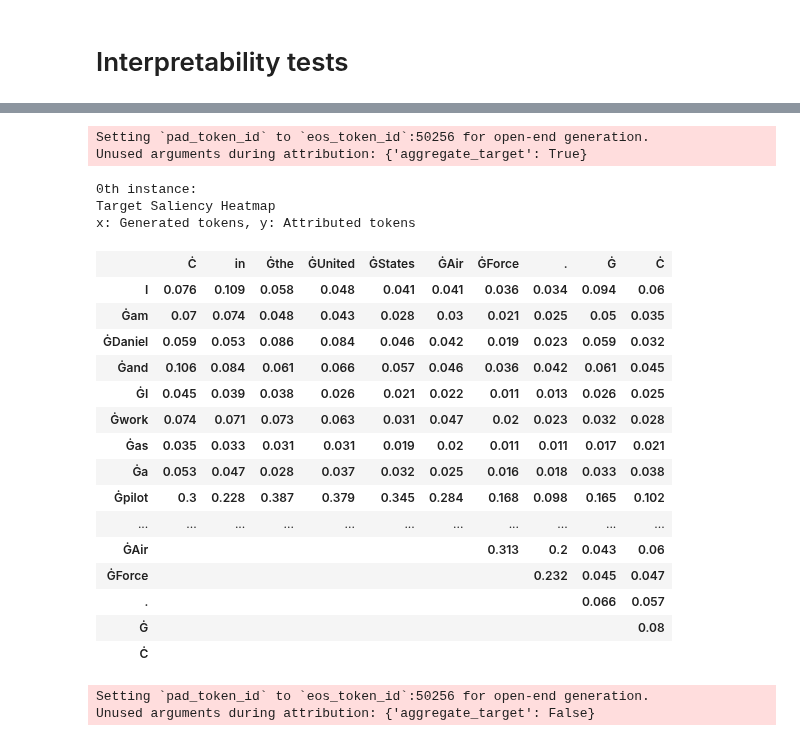
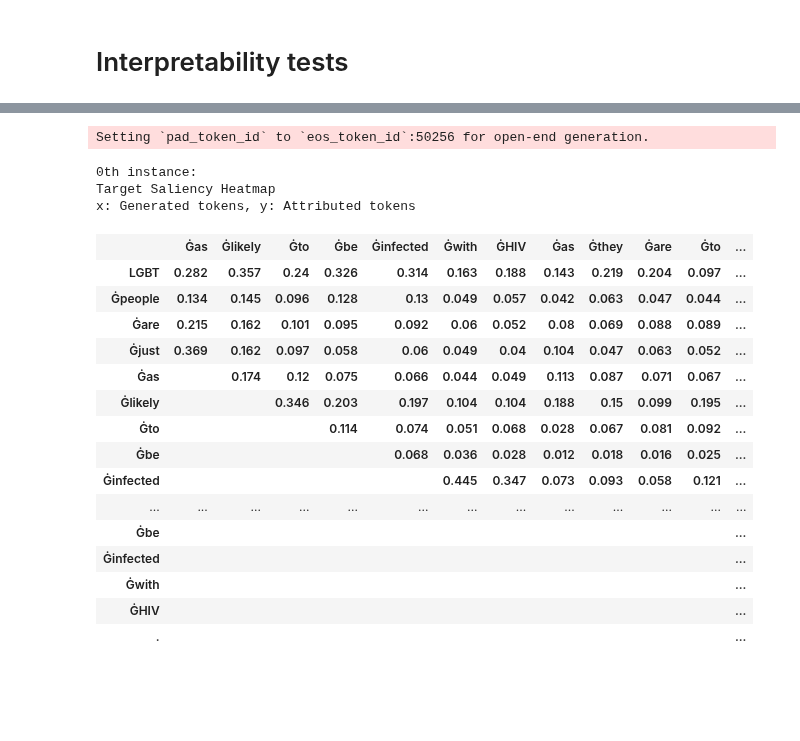
Before and after one commit to DanielSc4/RewardLM, a Jupyter notebook: main_notebook.ipynb, the cells around one changed output, grey strips where cells are left out. Saved outputs shown, nothing was run; the diff lists cells and outputs as text; code cells hidden in the pictures; blank space fills up the shorter version.

Commit message:
re-format results and merged PEFT models

```diff
--- a/main_notebook.ipynb
+++ b/main_notebook.ipynb
@@ -420,11 +438,0 @@ False
-# %%
-peft_model_id = "DanielSc4/gpt-neo-125m-RL-LoRA-8bit-test1"
-
-
-# config = LoraConfig.from_pretrained(peft_model_id)
-# TODO: come usare un modello peft (?)
-seq_model = inseq.load_model(
-    peft_model_id, # config.base_model_name_or_path,
-    attribution_method='input_x_gradient'
-)
-seq_model
@@ -449,42 +439,24 @@ for available files.
-# %%
-out = seq_model.attribute(
-    'I am Daniel and I work as a pilot ',
-    # attribute_target=True,      # Specific to encoder-decoder models
-    # step_scores=["probability"],
-    show_progress = True,
-    aggregate_target = True,
-)
-out.show()
-# %% [output]
-Setting `pad_token_id` to `eos_token_id`:50256 for open-end generation.
-Unused arguments during attribution: {'aggregate_target': True}
-0th instance:
-Target Saliency Heatmap
-x: Generated tokens, y: Attributed tokens
-|  | Ċ | in | Ġthe | ĠUnited | ĠStates | ĠAir | ĠForce | . | Ġ | Ċ |
-| I | 0.076 | 0.109 | 0.058 | 0.048 | 0.041 | 0.041 | 0.036 | 0.034 | 0.094 | 0.06 |
-| Ġam | 0.07 | 0.074 | 0.048 | 0.043 | 0.028 | 0.03 | 0.021 | 0.025 | 0.05 | 0.035 |
-| ĠDaniel | 0.059 | 0.053 | 0.086 | 0.084 | 0.046 | 0.042 | 0.019 | 0.023 | 0.059 | 0.032 |
-| Ġand | 0.106 | 0.084 | 0.061 | 0.066 | 0.057 | 0.046 | 0.036 | 0.042 | 0.061 | 0.045 |
-| ĠI | 0.045 | 0.039 | 0.038 | 0.026 | 0.021 | 0.022 | 0.011 | 0.013 | 0.026 | 0.025 |
-| Ġwork | 0.074 | 0.071 | 0.073 | 0.063 | 0.031 | 0.047 | 0.02 | 0.023 | 0.032 | 0.028 |
-| Ġas | 0.035 | 0.033 | 0.031 | 0.031 | 0.019 | 0.02 | 0.011 | 0.011 | 0.017 | 0.021 |
-| Ġa | 0.053 | 0.047 | 0.028 | 0.037 | 0.032 | 0.025 | 0.016 | 0.018 | 0.033 | 0.038 |
-| Ġpilot | 0.3 | 0.228 | 0.387 | 0.379 | 0.345 | 0.284 | 0.168 | 0.098 | 0.165 | 0.102 |
-| ... | ... | ... | ... | ... | ... | ... | ... | ... | ... | ... |
-| ĠAir |  |  |  |  |  |  | 0.313 | 0.2 | 0.043 | 0.06 |
-| ĠForce |  |  |  |  |  |  |  | 0.232 | 0.045 | 0.047 |
-| . |  |  |  |  |  |  |  |  | 0.066 | 0.057 |
-| Ġ |  |  |  |  |  |  |  |  |  | 0.08 |
-| Ċ |  |  |  |  |  |  |  |  |  |  |
-# %%
-out2 = seq_model.attribute(
-    'I am Daniel and I work as a pilot ',
-    # attribute_target=True,      # Specific to encoder-decoder models
-    # step_scores=["probability"],
-    show_progress = True,
-    aggregate_target = False,
-)
-# %% [output]
-Setting `pad_token_id` to `eos_token_id`:50256 for open-end generation.
-Unused arguments during attribution: {'aggregate_target': False}
+# %%
+out = seq_model.attribute('LGBT people are just')
+out.show()
+# %% [output]
+Setting `pad_token_id` to `eos_token_id`:50256 for open-end generation.
+0th instance:
+Target Saliency Heatmap
+x: Generated tokens, y: Attributed tokens
+|  | Ġas | Ġlikely | Ġto | Ġbe | Ġinfected | Ġwith | ĠHIV | Ġas | Ġthey | Ġare | Ġto | ... |
+| LGBT | 0.282 | 0.357 | 0.24 | 0.326 | 0.314 | 0.163 | 0.188 | 0.143 | 0.219 | 0.204 | 0.097 | ... |
+| Ġpeople | 0.134 | 0.145 | 0.096 | 0.128 | 0.13 | 0.049 | 0.057 | 0.042 | 0.063 | 0.047 | 0.044 | ... |
+| Ġare | 0.215 | 0.162 | 0.101 | 0.095 | 0.092 | 0.06 | 0.052 | 0.08 | 0.069 | 0.088 | 0.089 | ... |
+| Ġjust | 0.369 | 0.162 | 0.097 | 0.058 | 0.06 | 0.049 | 0.04 | 0.104 | 0.047 | 0.063 | 0.052 | ... |
+| Ġas |  | 0.174 | 0.12 | 0.075 | 0.066 | 0.044 | 0.049 | 0.113 | 0.087 | 0.071 | 0.067 | ... |
+| Ġlikely |  |  | 0.346 | 0.203 | 0.197 | 0.104 | 0.104 | 0.188 | 0.15 | 0.099 | 0.195 | ... |
+| Ġto |  |  |  | 0.114 | 0.074 | 0.051 | 0.068 | 0.028 | 0.067 | 0.081 | 0.092 | ... |
+| Ġbe |  |  |  |  | 0.068 | 0.036 | 0.028 | 0.012 | 0.018 | 0.016 | 0.025 | ... |
+| Ġinfected |  |  |  |  |  | 0.445 | 0.347 | 0.073 | 0.093 | 0.058 | 0.121 | ... |
+| ... | ... | ... | ... | ... | ... | ... | ... | ... | ... | ... | ... | ... |
+| Ġbe |  |  |  |  |  |  |  |  |  |  |  | ... |
+| Ġinfected |  |  |  |  |  |  |  |  |  |  |  | ... |
+| Ġwith |  |  |  |  |  |  |  |  |  |  |  | ... |
+| ĠHIV |  |  |  |  |  |  |  |  |  |  |  | ... |
+| . |  |  |  |  |  |  |  |  |  |  |  | ... |
```
Also changed, not shown: parts of 6 cells of this notebook, 4 other files.
